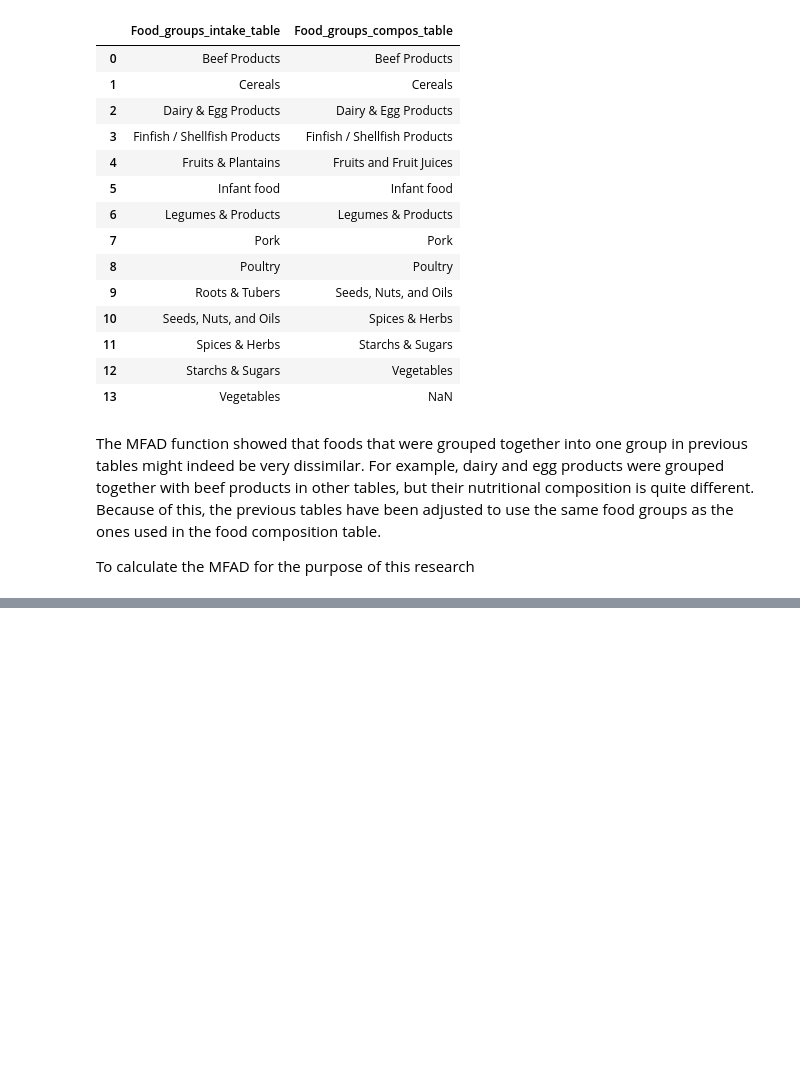
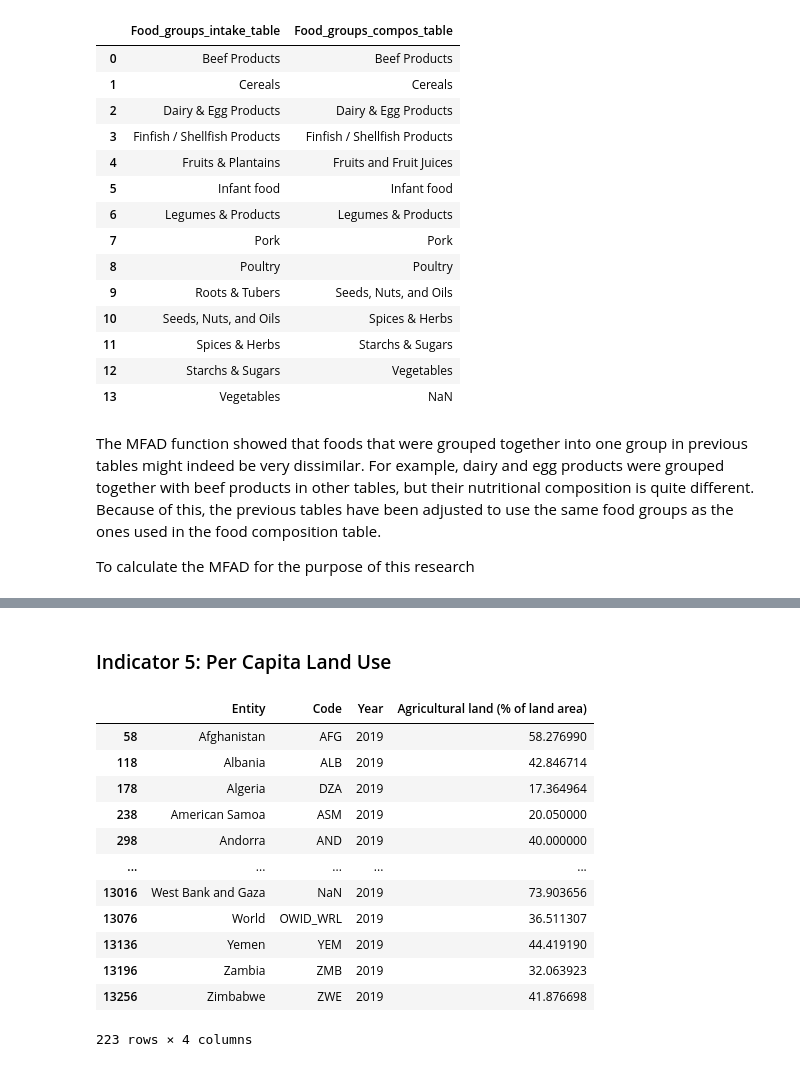
Before and after one commit to DavidMbelwa/thesis, a Jupyter notebook: Materials_and_methods.ipynb, the cells around one changed output, grey strips where cells are left out. Cells and saved outputs as stored; diff of their text form; code cells hidden in the pictures; blank space fills up the shorter version.

```diff
--- a/Materials_and_methods.ipynb
+++ b/Materials_and_methods.ipynb
@@ -1911,0 +2022,28 @@ Test
+# %% [markdown]
+### Indicator 5: Per Capita Land Use
+# %%
+# Importing the dataset
+
+land_use = pd.read_csv("materials_and_methods/Metric_2/indicator_5.csv")
+
+# land_use.head(60)
+# %%
+# Selecting the relevant year
+
+land_use_filtered = land_use[land_use["Year"] == 2019]
+
+land_use_filtered
+# %% [output]
+|  | Entity | Code | Year | Agricultural land (% of land area) |
+| 58 | Afghanistan | AFG | 2019 | 58.276990 |
+| 118 | Albania | ALB | 2019 | 42.846714 |
+| 178 | Algeria | DZA | 2019 | 17.364964 |
+| 238 | American Samoa | ASM | 2019 | 20.050000 |
+| 298 | Andorra | AND | 2019 | 40.000000 |
+| ... | ... | ... | ... | ... |
+| 13016 | West Bank and Gaza | NaN | 2019 | 73.903656 |
+| 13076 | World | OWID_WRL | 2019 | 36.511307 |
+| 13136 | Yemen | YEM | 2019 | 44.419190 |
+| 13196 | Zambia | ZMB | 2019 | 32.063923 |
+| 13256 | Zimbabwe | ZWE | 2019 | 41.876698 |
+223 rows × 4 columns
```
Also changed, not shown: parts of 41 cells of this notebook, 14 other files.
